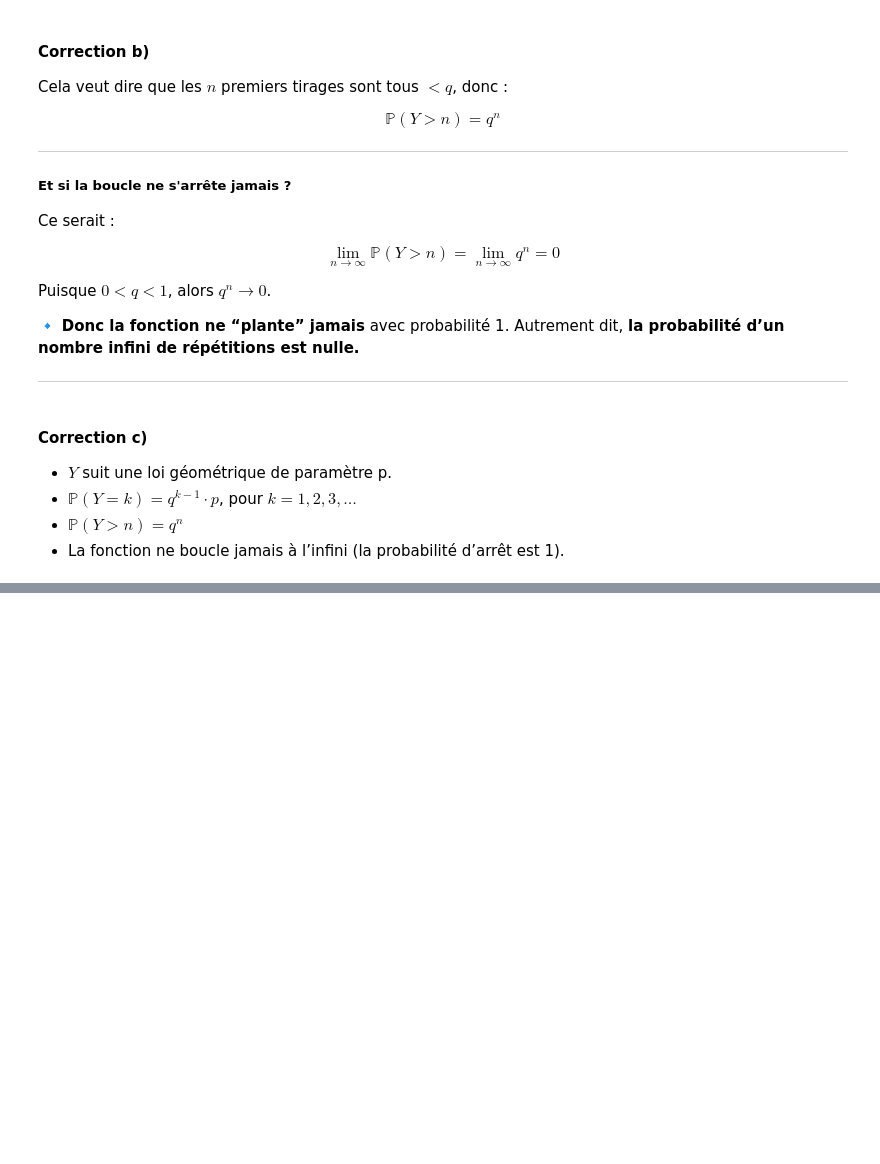
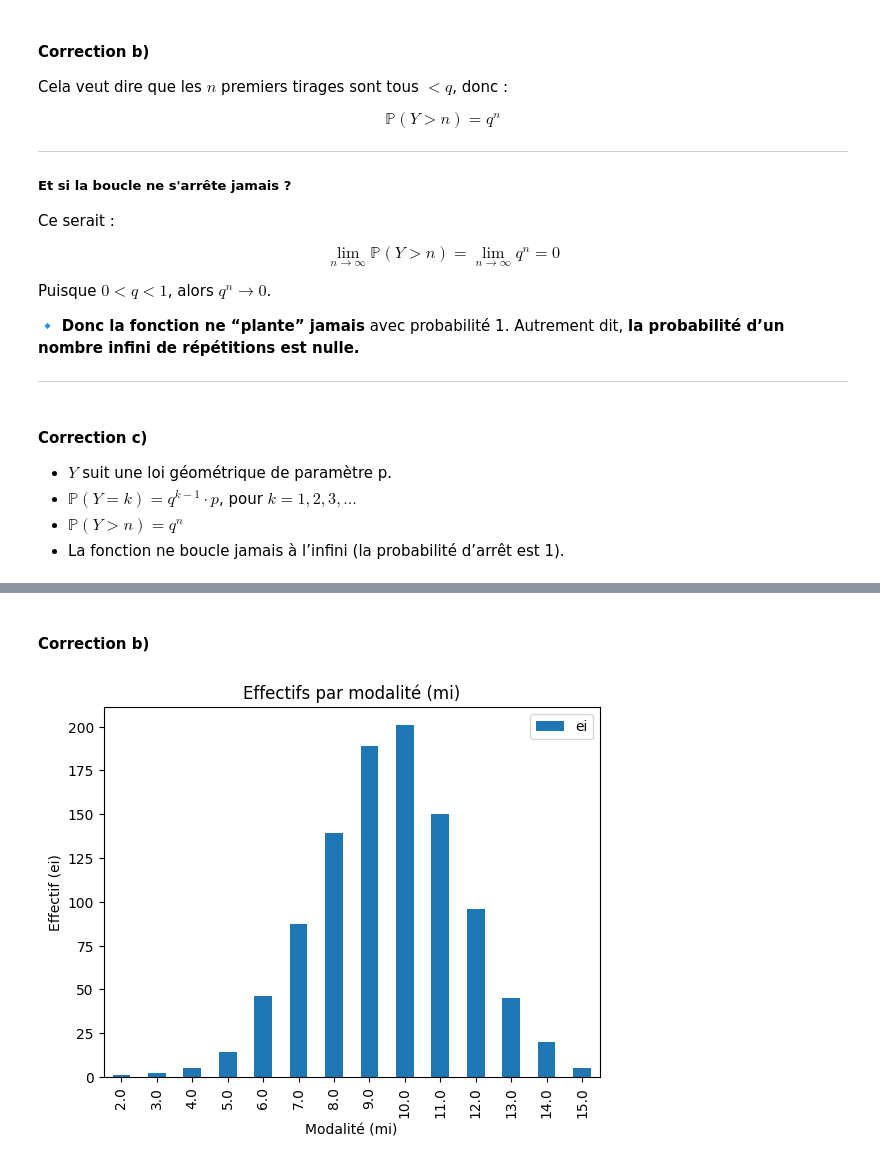
Before and after one commit to wakil69/InformatiquePrepaPlus, a Jupyter notebook: Cours/Probabilités_Stats/9.Exercices/Exercices.ipynb, the cells around one changed output, grey strips where cells are left out. Cells and saved outputs as stored; diff of their text form; code cells hidden in the pictures; blank space fills up the shorter version.

```diff
--- a/Cours/Probabilités_Stats/9.Exercices/Exercices.ipynb
+++ b/Cours/Probabilités_Stats/9.Exercices/Exercices.ipynb
@@ -298,0 +427,8 @@ Autrement dit, **la probabilité d’un nombre infini de répétitions est nulle
+# %%
+import pandas as pd
+import numpy as np
+import matplotlib.pyplot as plt
+
+# Génération des données
+n = 1000
+X = np.floor(np.random.normal(10, 2, n))
@@ -298,0 +437,7 @@ Autrement dit, **la probabilité d’un nombre infini de répétitions est nulle
+# %%
+valeurs, effectifs = np.unique(X, return_counts=True)
+frequences = effectifs / n
+
+df = pd.DataFrame({'mi': valeurs, 'ei': effectifs, 'fi': frequences})
+df_sorted_by_ei = df.sort_values(by='ei')  # tri selon effectif croissant
+df_sorted_by_ei
@@ -298,0 +460,9 @@ Autrement dit, **la probabilité d’un nombre infini de répétitions est nulle
+# %% [markdown]
+#### Correction b)
+# %%
+df.plot.bar(x='mi', y='ei', title="Effectifs par modalité (mi)")
+plt.xlabel("Modalité (mi)")
+plt.ylabel("Effectif (ei)")
+plt.show()
+# %% [output]
+[figure, added]
```
Also changed, not shown: parts of 96 cells of this notebook, 2 other files.
